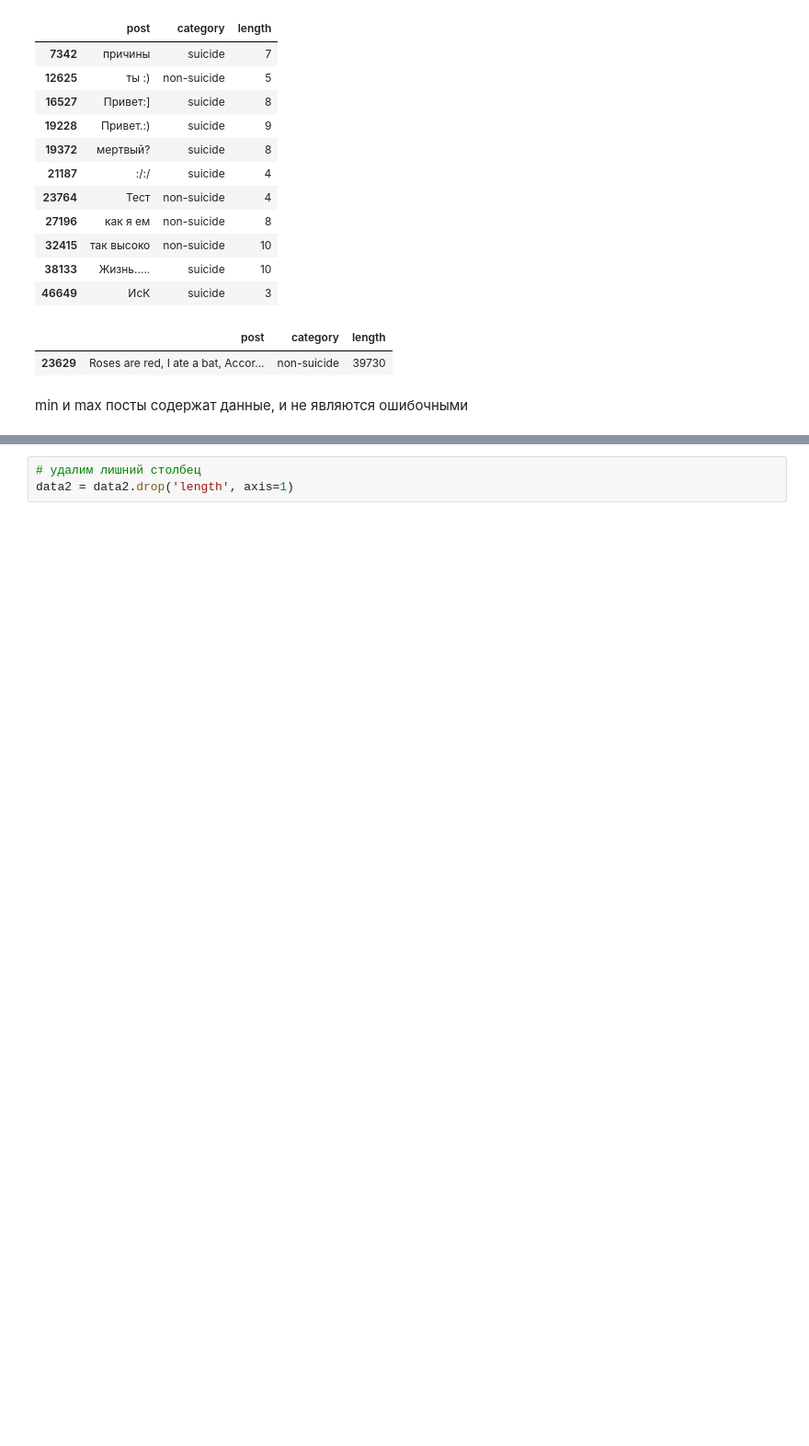
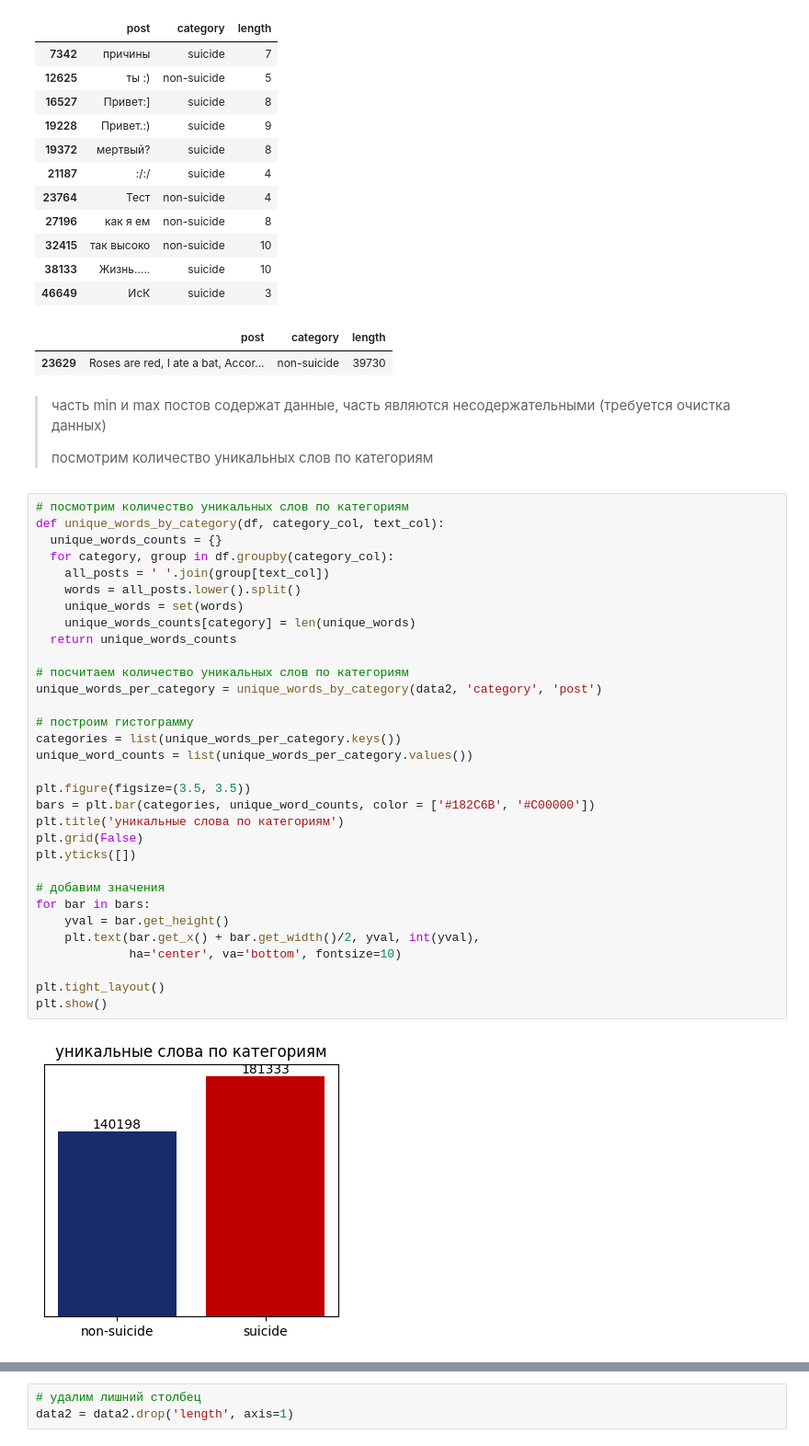
Before and after one commit to NatalieGo/MFTI_hackathon_1, a Jupyter notebook: dataset_json_clean.ipynb, the cells around one changed output, grey strips where cells are left out. Shown at 92% size. Cells and saved outputs as stored; diff of their text form; blank space fills up the shorter version.

```diff
--- a/dataset_json_clean.ipynb
+++ b/dataset_json_clean.ipynb
@@ -91,5 +97,41 @@ display(data2[data2['length'] == 39730])
 | 46649 | ИсК | suicide | 3 |
 |  | post | category | length |
 | 23629 | Roses are red, I ate a bat, Accor... | non-suicide | 39730 |
-# %% [markdown]
-min и max посты содержат данные, и не являются ошибочными
+# %% [markdown]
+>часть min и max постов содержат данные, часть являются несодержательными (требуется очистка данных)
+>
+>посмотрим количество уникальных слов по категориям
+# %%
+# посмотрим количество уникальных слов по категориям
+def unique_words_by_category(df, category_col, text_col):
+  unique_words_counts = {}
+  for category, group in df.groupby(category_col):
+    all_posts = ' '.join(group[text_col])
+    words = all_posts.lower().split()
+    unique_words = set(words)
+    unique_words_counts[category] = len(unique_words)
+  return unique_words_counts
+
+# посчитаем количество уникальных слов по категориям
+unique_words_per_category = unique_words_by_category(data2, 'category', 'post')
+
+# построим гистограмму
+categories = list(unique_words_per_category.keys())
+unique_word_counts = list(unique_words_per_category.values())
+
+plt.figure(figsize=(3.5, 3.5))
+bars = plt.bar(categories, unique_word_counts, color = ['#182C6B', '#C00000'])
+plt.title('уникальные слова по категориям')
+plt.grid(False)
+plt.yticks([])
+
+# добавим значения
+for bar in bars:
+    yval = bar.get_height()
+    plt.text(bar.get_x() + bar.get_width()/2, yval, int(yval),
+             ha='center', va='bottom', fontsize=10)
+
+plt.tight_layout()
+plt.show()
+# %% [output]
+[figure, added]
```
Also changed, not shown: parts of 8 cells of this notebook.
